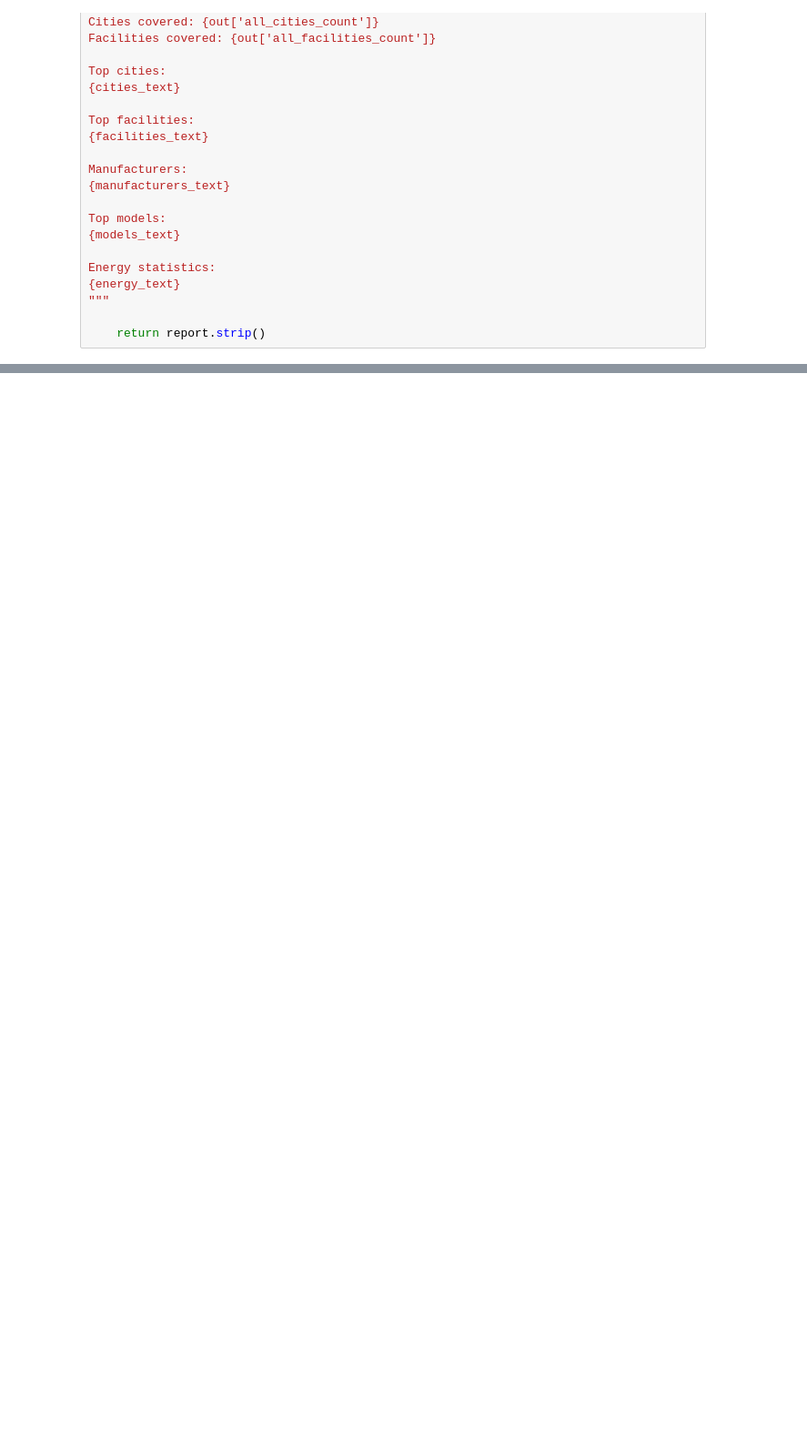
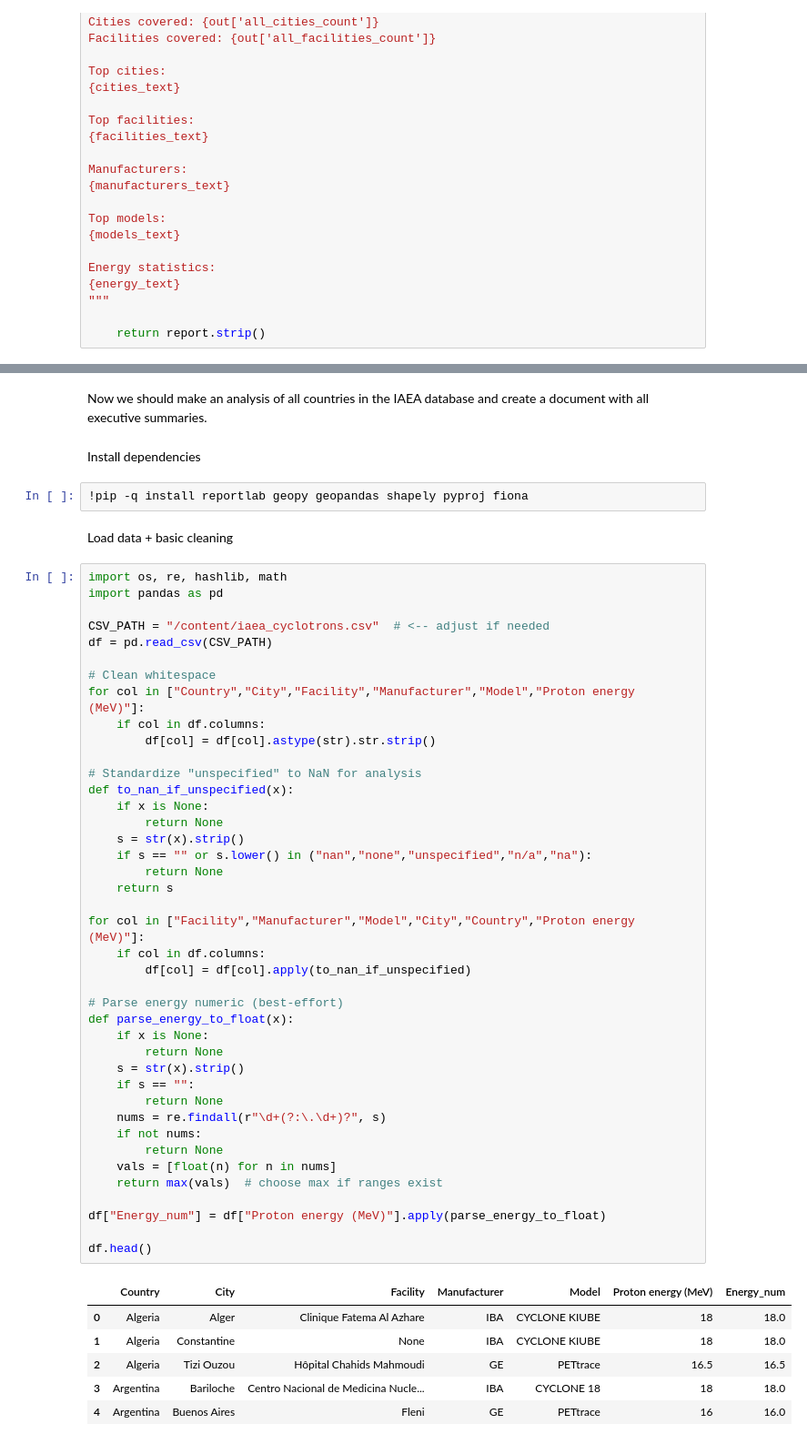
Before and after one commit to tommasocarzaniga/CNM_CycNucMed, a Jupyter notebook: EMBA_Exam.ipynb, the cells around one changed output, grey strips where cells are left out. Shown at 91% size. Cells and saved outputs as stored; diff of their text form; blank space fills up the shorter version.

```diff
--- a/EMBA_Exam.ipynb
+++ b/EMBA_Exam.ipynb
@@ -758,0 +765,56 @@ Italy’s nuclear medicine infrastructure comprises 40 cyclotrons distributed ac
+# %% [markdown]
+Now we should make an analysis of all countries in the IAEA database and create a document with all executive summaries.
+# %% [markdown]
+Install dependencies
+# %%
+!pip -q install reportlab geopy geopandas shapely pyproj fiona
+# %% [markdown]
+Load data + basic cleaning
+# %%
+import os, re, hashlib, math
+import pandas as pd
+
+CSV_PATH = "/content/iaea_cyclotrons.csv"  # <-- adjust if needed
+df = pd.read_csv(CSV_PATH)
+
+# Clean whitespace
+for col in ["Country","City","Facility","Manufacturer","Model","Proton energy (MeV)"]:
+    if col in df.columns:
+        df[col] = df[col].astype(str).str.strip()
+
+# Standardize "unspecified" to NaN for analysis
+def to_nan_if_unspecified(x):
+    if x is None:
+        return None
+    s = str(x).strip()
+    if s == "" or s.lower() in ("nan","none","unspecified","n/a","na"):
+        return None
+    return s
+
+for col in ["Facility","Manufacturer","Model","City","Country","Proton energy (MeV)"]:
+    if col in df.columns:
+        df[col] = df[col].apply(to_nan_if_unspecified)
+
+# Parse energy numeric (best-effort)
+def parse_energy_to_float(x):
+    if x is None:
+        return None
+    s = str(x).strip()
+    if s == "":
+        return None
+    nums = re.findall(r"\d+(?:\.\d+)?", s)
+    if not nums:
+        return None
+    vals = [float(n) for n in nums]
+    return max(vals)  # choose max if ranges exist
+
+df["Energy_num"] = df["Proton energy (MeV)"].apply(parse_energy_to_float)
+
+df.head()
+# %% [output]
+|  | Country | City | Facility | Manufacturer | Model | Proton energy (MeV) | Energy_num |
+| 0 | Algeria | Alger | Clinique Fatema Al Azhare | IBA | CYCLONE KIUBE | 18 | 18.0 |
+| 1 | Algeria | Constantine | None | IBA | CYCLONE KIUBE | 18 | 18.0 |
+| 2 | Algeria | Tizi Ouzou | Hôpital Chahids Mahmoudi | GE | PETtrace | 16.5 | 16.5 |
+| 3 | Argentina | Bariloche | Centro Nacional de Medicina Nucle... | IBA | CYCLONE 18 | 18 | 18.0 |
+| 4 | Argentina | Buenos Aires | Fleni | GE | PETtrace | 16 | 16.0 |
```
Also changed, not shown: parts of 17 cells of this notebook.
